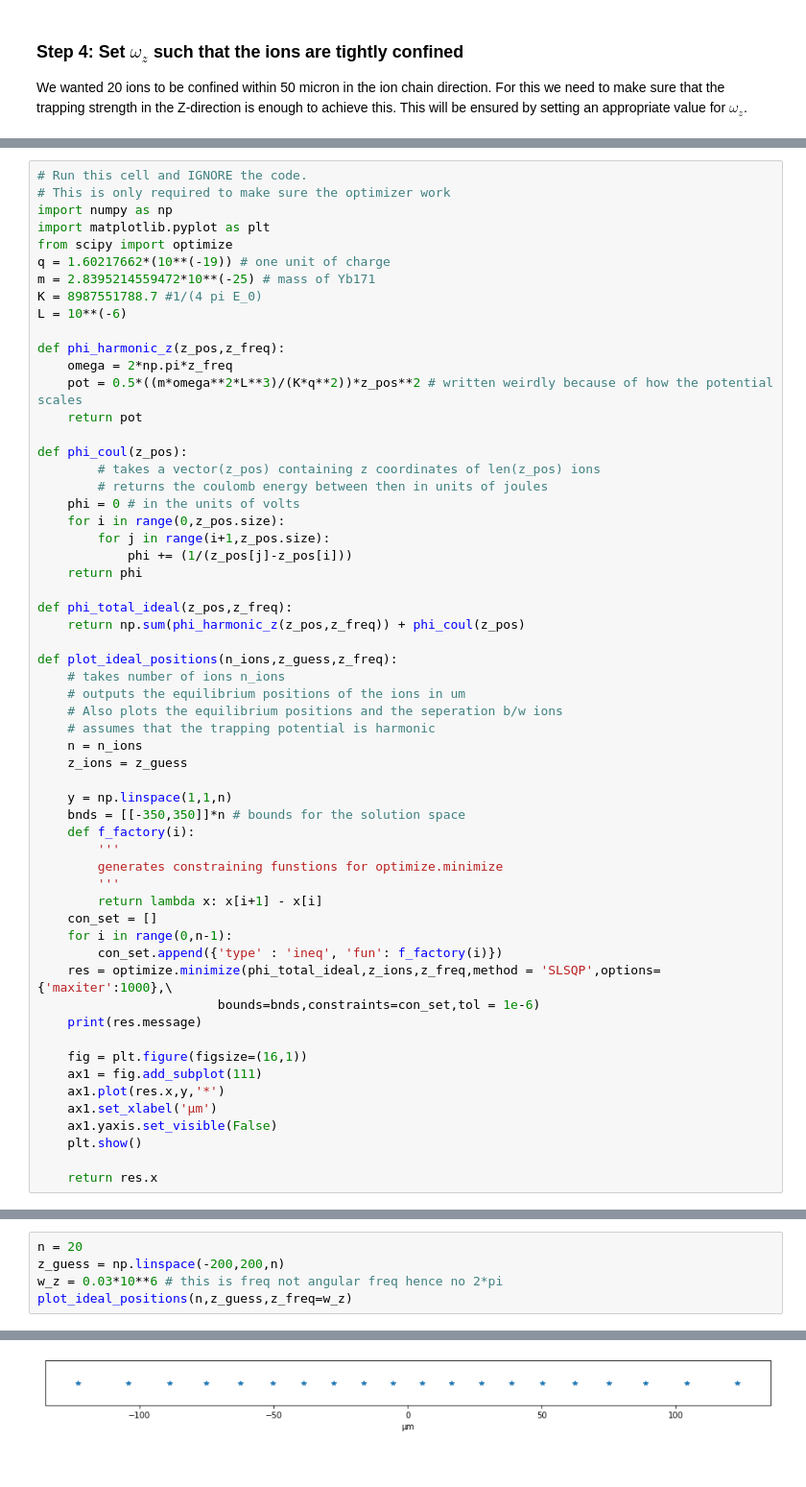
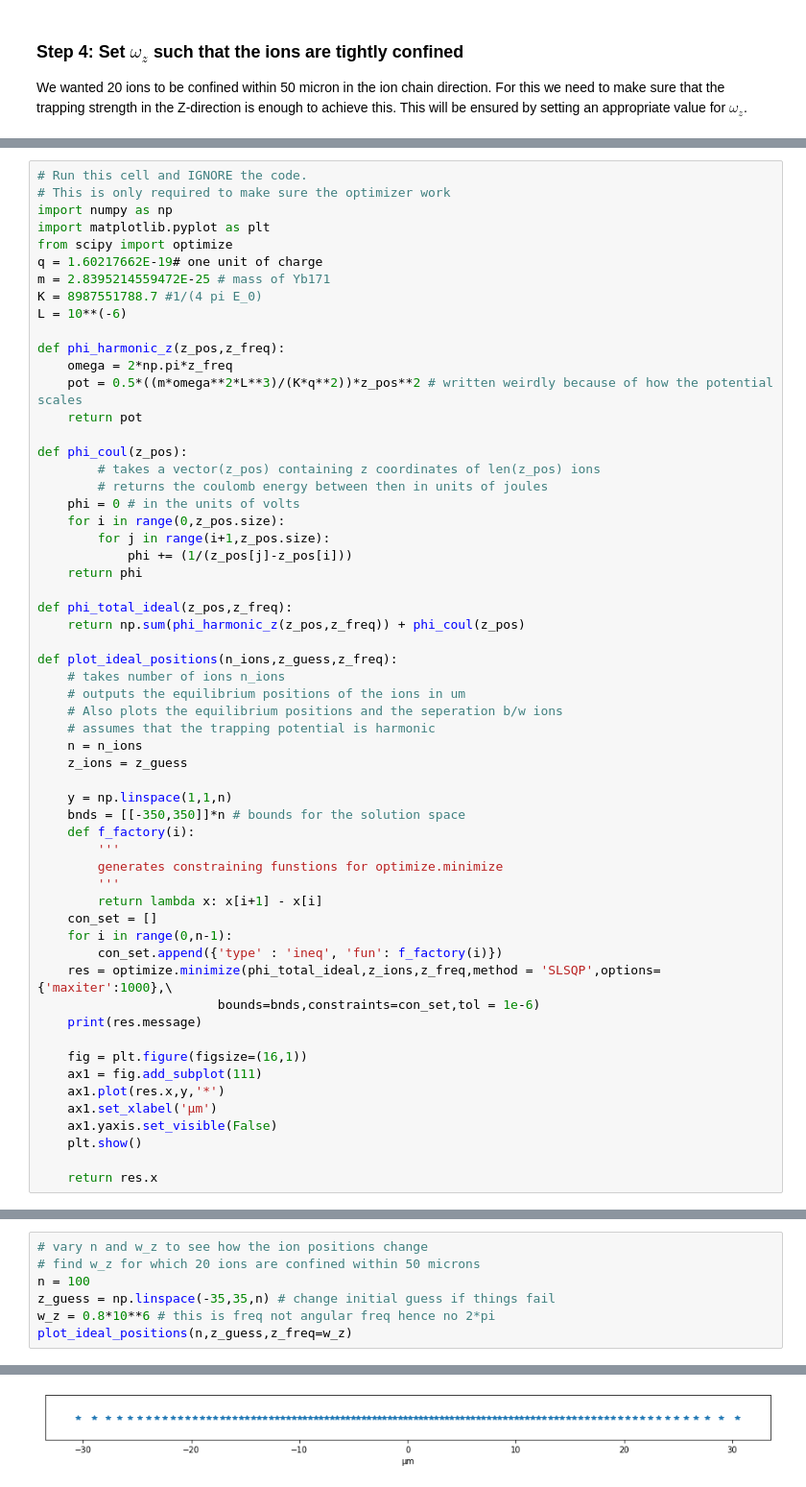
Before and after one commit to nik2111/USEQIP2022_ion_trap_tutorial, a Jupyter notebook: Design an ion trap for Yb.ipynb, the cells around one changed output, grey strips where cells are left out. Shown at 96% size. Saved outputs shown, nothing was run; the diff lists cells and outputs as text.

```diff
--- a/Design an ion trap for Yb.ipynb
+++ b/Design an ion trap for Yb.ipynb
@@ -103,8 +103,8 @@ The code below simply minimizes this potential when there are n ions in the trap
 import numpy as np
 import matplotlib.pyplot as plt
 from scipy import optimize
-q = 1.60217662*(10**(-19)) # one unit of charge
-m = 2.8395214559472*10**(-25) # mass of Yb171
+q = 1.60217662E-19# one unit of charge
+m = 2.8395214559472E-25 # mass of Yb171
 K = 8987551788.7 #1/(4 pi E_0)
 L = 10**(-6)
 
@@ -158,8 +179,10 @@ def plot_ideal_positions(n_ions,z_guess,z_freq):
 # %%
-n = 20
-z_guess = np.linspace(-200,200,n)
-w_z = 0.03*10**6 # this is freq not angular freq hence no 2*pi
+# vary n and w_z to see how the ion positions change
+# find w_z for which 20 ions are confined within 50 microns
+n = 100
+z_guess = np.linspace(-35,35,n) # change initial guess if things fail
+w_z = 0.8*10**6 # this is freq not angular freq hence no 2*pi
 plot_ideal_positions(n,z_guess,z_freq=w_z)
 # %% [output]
 Optimization terminated successfully
-[figure, old version]
+[figure, new version]
```
Also changed, not shown: parts of 8 cells of this notebook.
